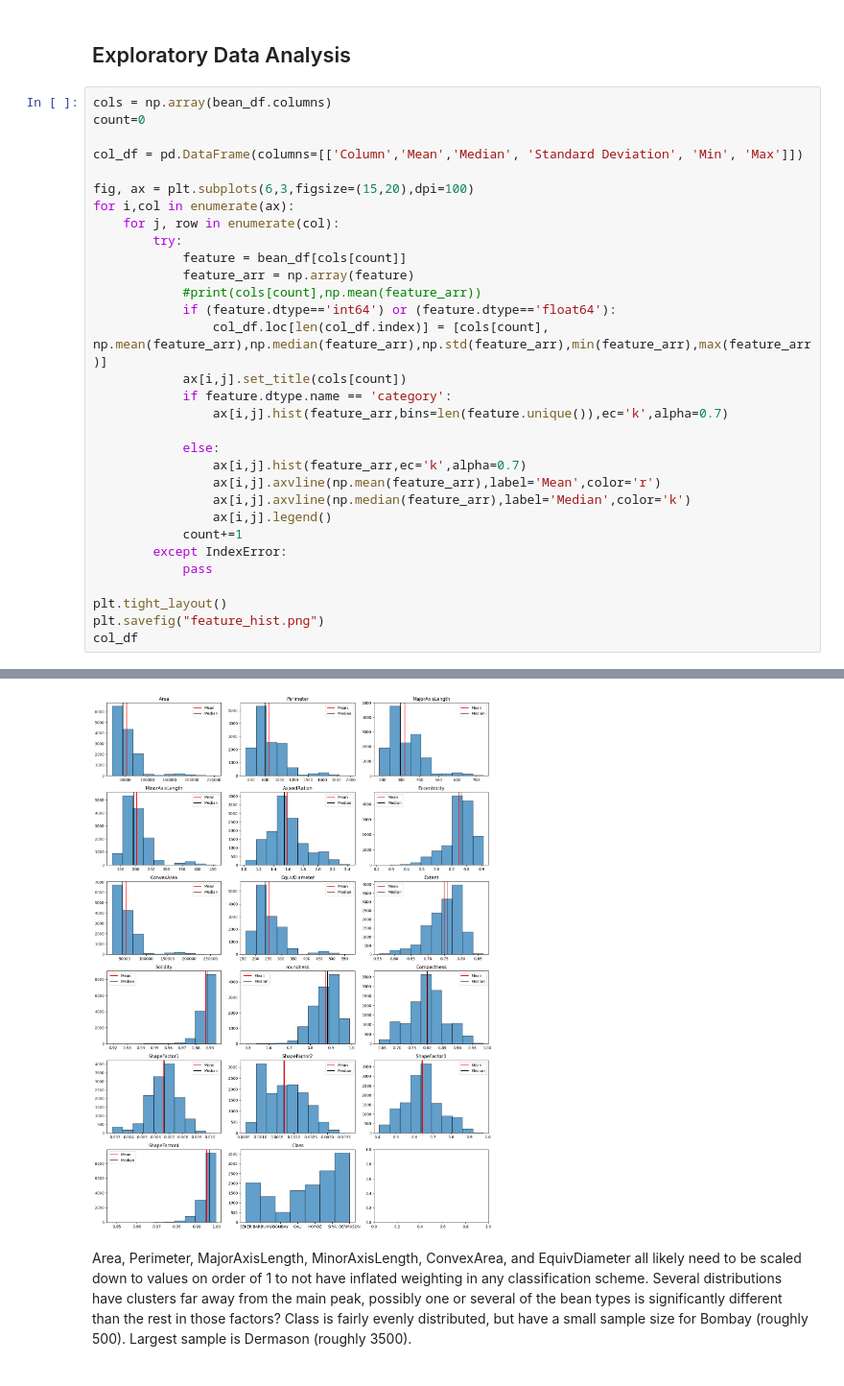
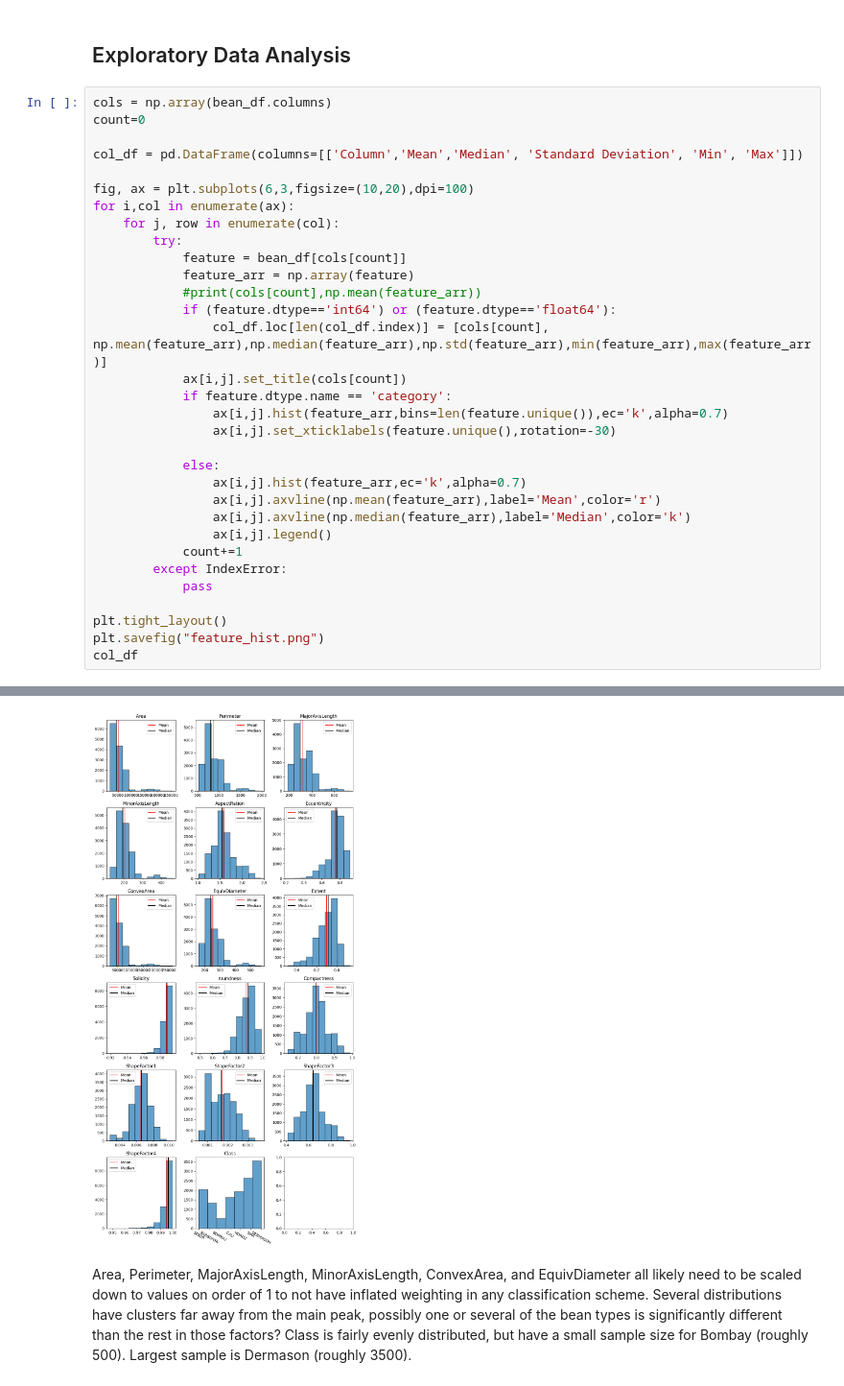
Before and after one commit to dougbrn/Towson, a Jupyter notebook: COSC757/assignment2/HW2_classification.ipynb, the cells around one changed output, grey strips where cells are left out. Shown at 96% size. Saved outputs shown, nothing was run; the diff lists cells and outputs as text.

```diff
--- a/COSC757/assignment2/HW2_classification.ipynb
+++ b/COSC757/assignment2/HW2_classification.ipynb
@@ -38,7 +38,7 @@ count=0
 
 col_df = pd.DataFrame(columns=[['Column','Mean','Median', 'Standard Deviation', 'Min', 'Max']])
 
-fig, ax = plt.subplots(6,3,figsize=(15,20),dpi=100)
+fig, ax = plt.subplots(6,3,figsize=(10,20),dpi=100)
 for i,col in enumerate(ax):
     for j, row in enumerate(col):
         try:
@@ -50,38 +50,39 @@ for i,col in enumerate(ax):
             ax[i,j].set_title(cols[count])
             if feature.dtype.name == 'category':
                 ax[i,j].hist(feature_arr,bins=len(feature.unique()),ec='k',alpha=0.7)
+                ax[i,j].set_xticklabels(feature.unique(),rotation=-30)
 
             else:
                 ax[i,j].hist(feature_arr,ec='k',alpha=0.7)
                 ax[i,j].axvline(np.mean(feature_arr),label='Mean',color='r')
                 ax[i,j].axvline(np.median(feature_arr),label='Median',color='k')
                 ax[i,j].legend()
             count+=1
         except IndexError:
             pass
 
 plt.tight_layout()
 plt.savefig("feature_hist.png")
 col_df
 # %% [output]
 |  | Column | Mean | Median | Standard Deviation | Min | Max |
 | 0 | Area | 53048.284549 | 44652.000000 | 29323.018477 | 20420 | 254616 |
 | 1 | Perimeter | 855.283459 | 794.941000 | 214.281824 | 524.736 | 1985.37 |
 | 2 | MajorAxisLength | 320.141867 | 296.883367 | 85.691038 | 183.601165 | 738.860153 |
 | 3 | MinorAxisLength | 202.270714 | 192.431733 | 44.968439 | 122.512653 | 460.198497 |
 | 4 | AspectRation | 1.583242 | 1.551124 | 0.246669 | 1.024868 | 2.430306 |
 | 5 | Eccentricity | 0.750895 | 0.764441 | 0.091998 | 0.218951 | 0.911423 |
 | 6 | ConvexArea | 53768.200206 | 45178.000000 | 29773.822016 | 20684 | 263261 |
 | 7 | EquivDiameter | 253.064220 | 238.438026 | 59.174946 | 161.243764 | 569.374358 |
 | 8 | Extent | 0.749733 | 0.759859 | 0.049085 | 0.555315 | 0.866195 |
 | 9 | Solidity | 0.987143 | 0.988283 | 0.004660 | 0.919246 | 0.994677 |
 | 10 | roundness | 0.873282 | 0.883157 | 0.059518 | 0.489618 | 0.990685 |
 | 11 | Compactness | 0.799864 | 0.801277 | 0.061711 | 0.640577 | 0.987303 |
 | 12 | ShapeFactor1 | 0.006564 | 0.006645 | 0.001128 | 0.002778 | 0.010451 |
 | 13 | ShapeFactor2 | 0.001716 | 0.001694 | 0.000596 | 0.000564 | 0.003665 |
 | 14 | ShapeFactor3 | 0.643590 | 0.642044 | 0.098993 | 0.410339 | 0.974767 |
 | 15 | ShapeFactor4 | 0.995063 | 0.996386 | 0.004366 | 0.947687 | 0.999733 |
-[figure, old version]
+[figure, new version]
 # %% [markdown]
 Area, Perimeter, MajorAxisLength, MinorAxisLength, ConvexArea, and EquivDiameter all likely need to be scaled down to values on order of 1 to not have inflated weighting in any classification scheme. Several distributions have clusters far away from the main peak, possibly one or several of the bean types is significantly different than the rest in those factors? Class is fairly evenly distributed, but have a small sample size for Bombay (roughly 500). Largest sample is Dermason (roughly 3500).
 # %%
```
